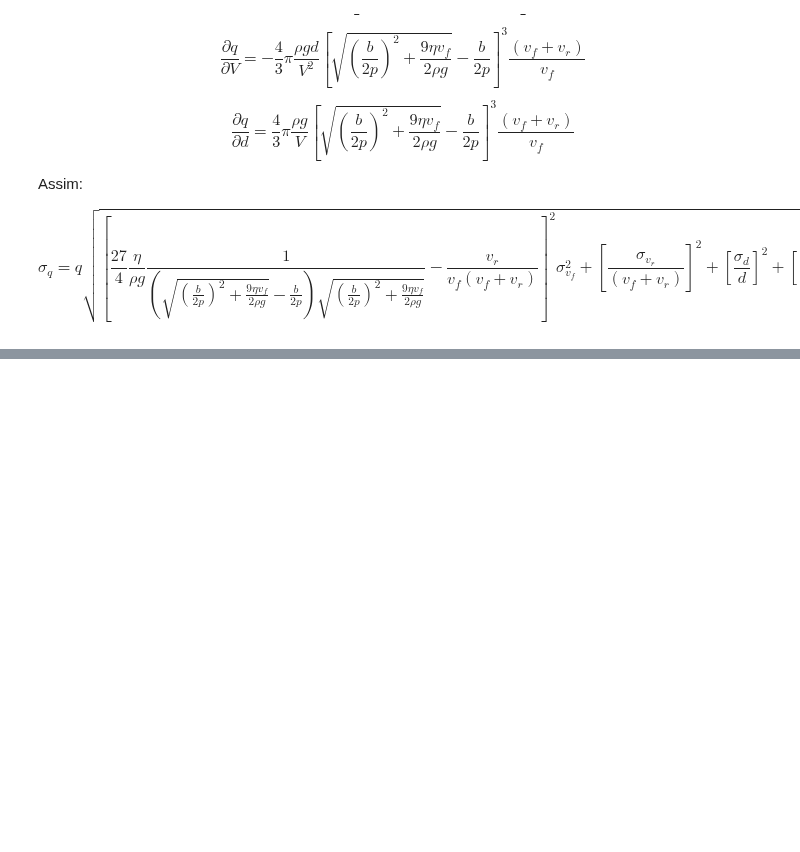
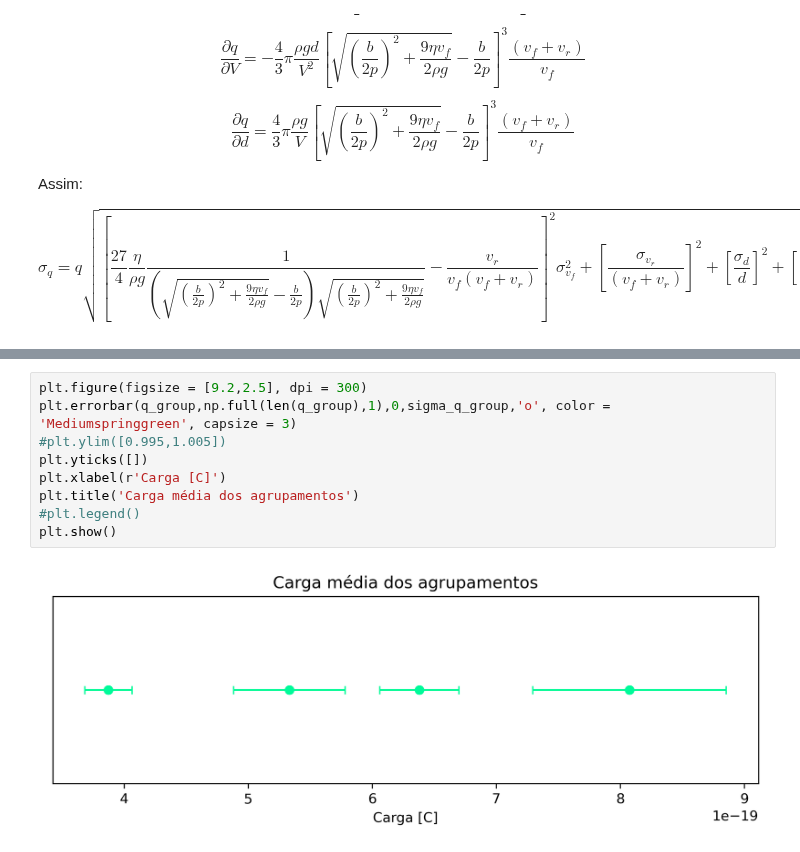
Before and after one commit to viniciusrocca/College_Codes, a Jupyter notebook: Lab3/Millikan_Oil_Drop.ipynb, the cells around one changed output, grey strips where cells are left out. Drawn from its saved outputs; the diff is of its cells as text; blank space fills up the shorter version.

```diff
--- a/Lab3/Millikan_Oil_Drop.ipynb
+++ b/Lab3/Millikan_Oil_Drop.ipynb
@@ -356,0 +356,11 @@ e = (1.40 +-0.12) 10^{-19}C
+# %%
+plt.figure(figsize = [9.2,2.5], dpi = 300)
+plt.errorbar(q_group,np.full(len(q_group),1),0,sigma_q_group,'o', color = 'Mediumspringgreen', capsize = 3)
+#plt.ylim([0.995,1.005])
+plt.yticks([])
+plt.xlabel(r'Carga [C]')
+plt.title('Carga média dos agrupamentos')
+#plt.legend()
+plt.show()
+# %% [output]
+[figure, added]
```
Also changed, not shown: parts of 17 cells of this notebook.
